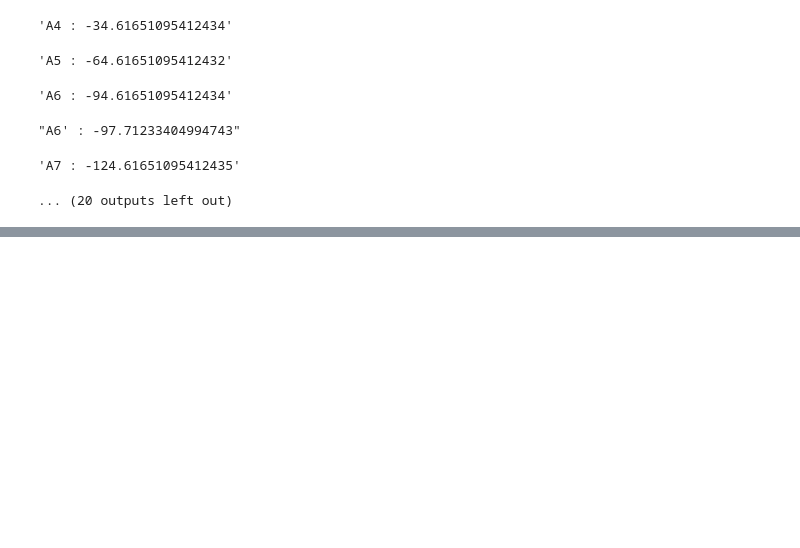
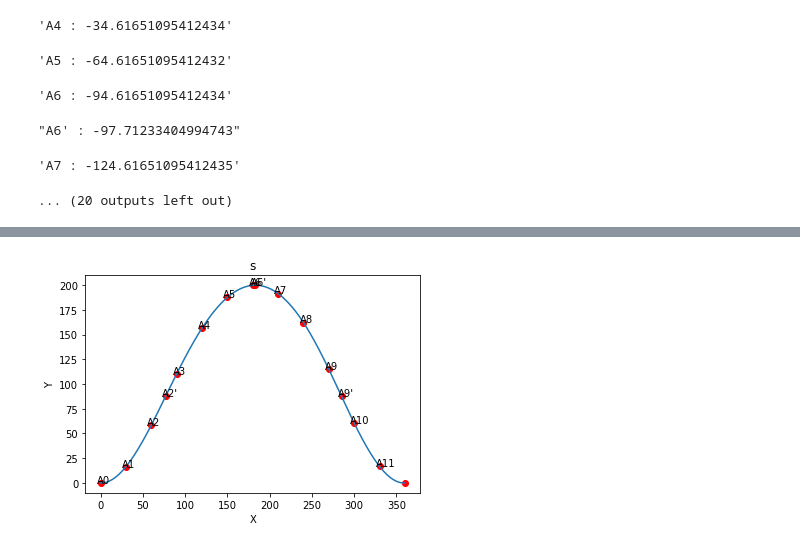
Before and after one commit to dzylikecode/SCUT_3_Principles-of-Mechanism, a Jupyter notebook: experiment/code/main.ipynb, the cells around one changed output, grey strips where cells are left out. Saved outputs shown, nothing was run; the diff lists cells and outputs as text; code cells hidden in the pictures; blank space fills up the shorter version.

```diff
--- a/experiment/code/main.ipynb
+++ b/experiment/code/main.ipynb
@@ -382,0 +555,59 @@ vel_shape.show()
+# %%
+from scipy.interpolate import make_interp_spline
+
+
+def draw_smooth_cur(x, y, title):
+    x_max = max(x)
+    x_min = min(x)
+    model = make_interp_spline(x, y)
+    # plt.plot(x,
+    #          y,
+    #          color='red',
+    #          #alpha=0.3,
+    #          #linestyle='--',
+    #          #linewidth=5,
+    #          marker='x',
+    #          markeredgecolor='r',
+    #          markersize='5',
+    #          markeredgewidth=10)
+    plt.scatter(x, y, c='red')
+
+    for key_x, key_y, name in zip(x, y, name_list):
+        plt.annotate(name,
+                     xy=(key_x, key_y),
+                     xytext=(-4, 0),
+                     textcoords='offset points')
+
+    xs = np.linspace(x_min, x_max, 500)
+    ys = model(xs)
+
+    plt.plot(xs, ys)
+    plt.title(title)
+    plt.xlabel("X")
+    plt.ylabel("Y")
+    plt.show()
+
+
+x = np.array(angle_list.copy())
+x = x[0] - x
+x = np.append(x, [360])
+
+s = np.array([Bx.y for Bx in coor.B_list])
+s = coor.B_up.y - s
+s = np.append(s, [s[0]])
+
+draw_smooth_cur(x, s, "s")
+
+v = np.array([vb.y for vb in vel.vb_list])
+v = -v
+v = np.append(v, [v[0]])
+
+draw_smooth_cur(x, v, "v")
+
+a = np.array([ab.y for ab in acc.a_b_list])
+a = -a
+a = np.append(a, [a[0]])
+
+draw_smooth_cur(x, a, "a")
+# %% [output]
+[figure, added]
```
Also changed, not shown: parts of 17 cells of this notebook.
